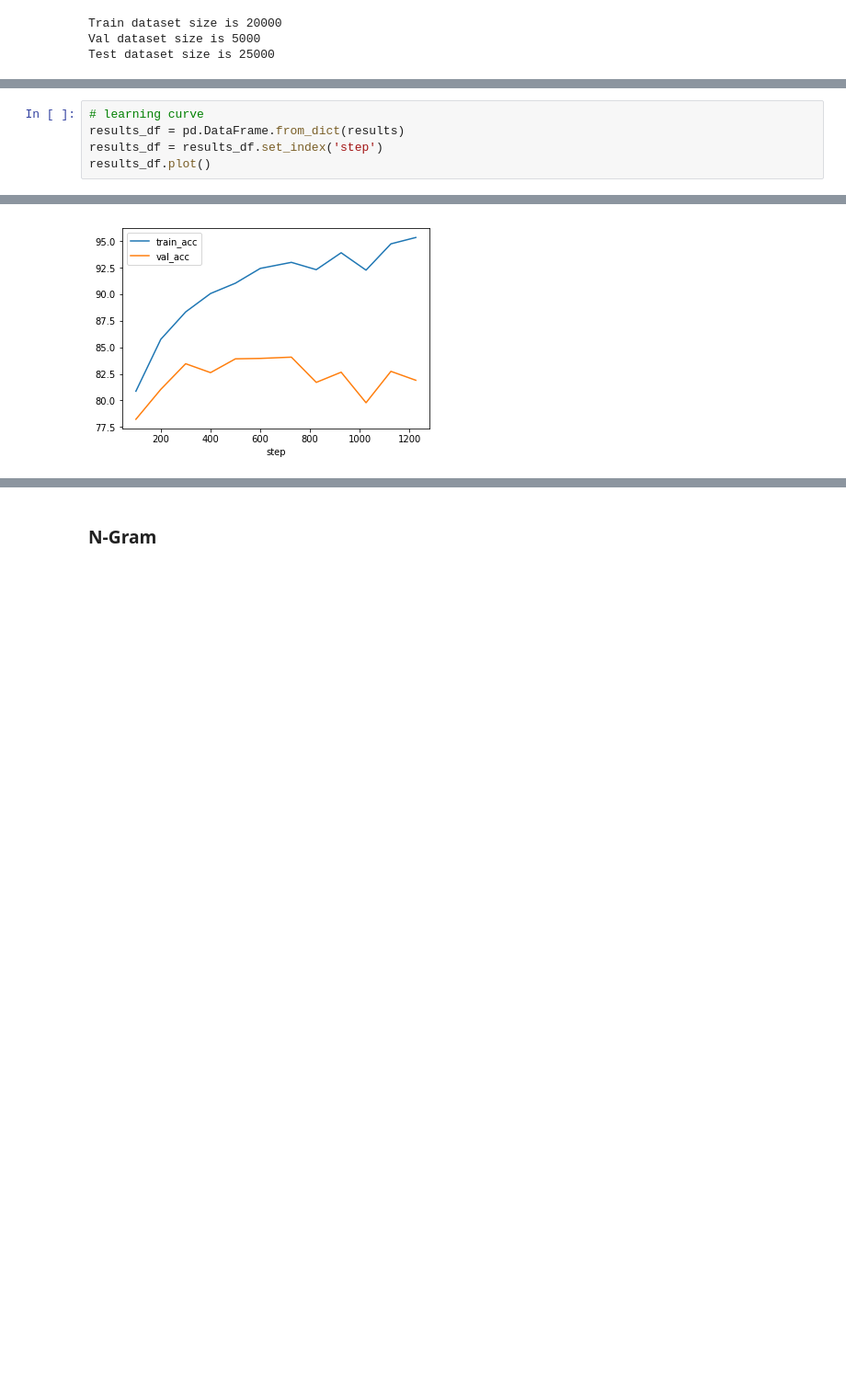
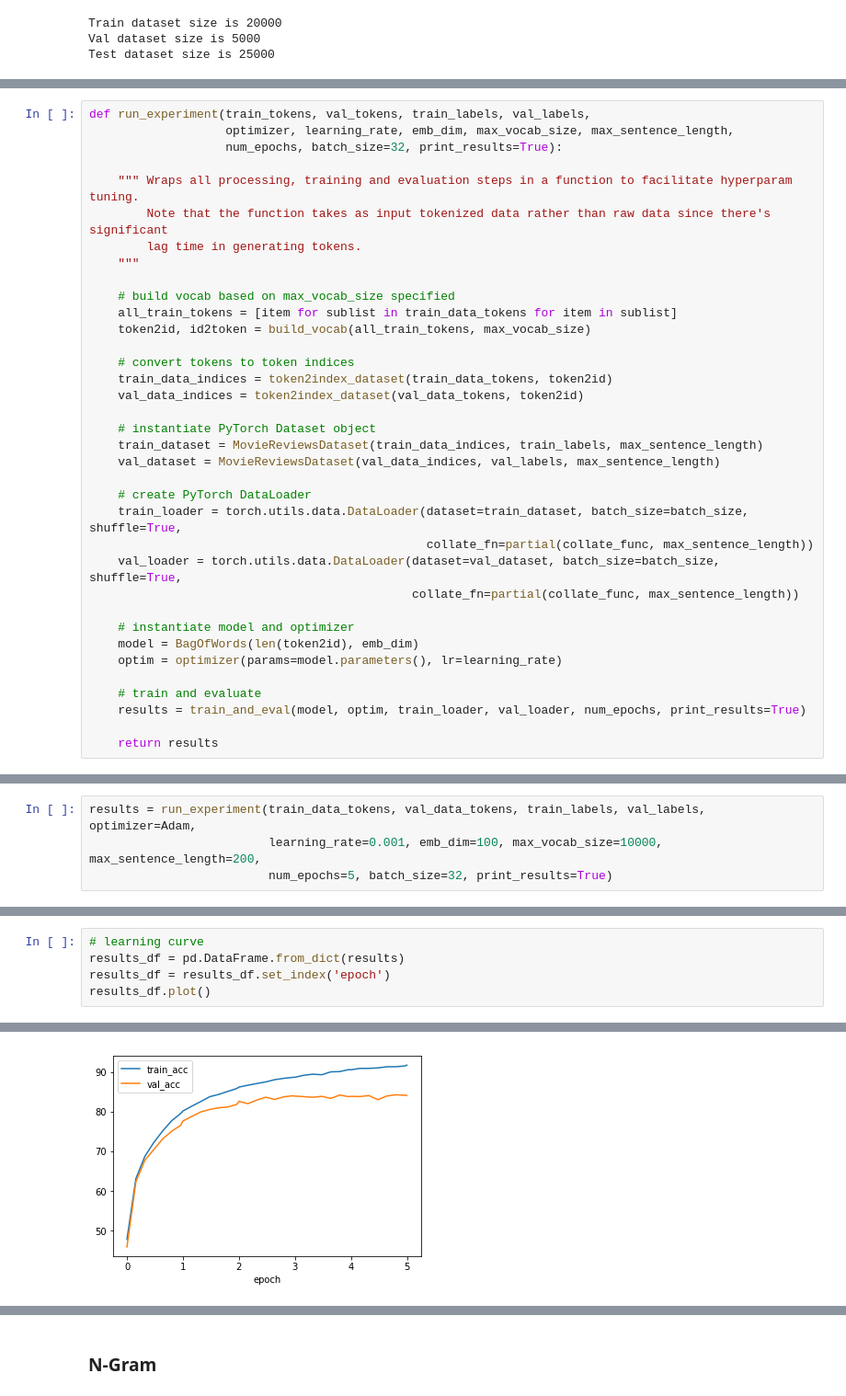
Before and after one commit to nyjgary/nlp-sentiment-analysis, a Jupyter notebook: nlp-sentiment-analysis.ipynb, the cells around one changed output, grey strips where cells are left out. Shown: that part at 92% size. Saved outputs shown, nothing was run; the diff lists cells and outputs as text; blank space fills up the shorter version.

Commit message:
Reorganized code as functions to facilitate hyperparameter tuning

```diff
--- a/nlp-sentiment-analysis.ipynb
+++ b/nlp-sentiment-analysis.ipynb
@@ -411,0 +328,36 @@ Epoch: [2/2], Step: [600/625], Total Steps: 1225, Validation Acc: 81.9, Train Ac
+# %%
+def run_experiment(train_tokens, val_tokens, train_labels, val_labels,
+                   optimizer, learning_rate, emb_dim, max_vocab_size, max_sentence_length,
+                   num_epochs, batch_size=32, print_results=True):
+
+    """ Wraps all processing, training and evaluation steps in a function to facilitate hyperparam tuning.
+        Note that the function takes as input tokenized data rather than raw data since there's significant
+        lag time in generating tokens.
+    """
+
+    # build vocab based on max_vocab_size specified
+    all_train_tokens = [item for sublist in train_data_tokens for item in sublist]
+    token2id, id2token = build_vocab(all_train_tokens, max_vocab_size)
+
+    # convert tokens to token indices
+    train_data_indices = token2index_dataset(train_data_tokens, token2id)
+    val_data_indices = token2index_dataset(val_data_tokens, token2id)
+
+    # instantiate PyTorch Dataset object
+    train_dataset = MovieReviewsDataset(train_data_indices, train_labels, max_sentence_length)
+    val_dataset = MovieReviewsDataset(val_data_indices, val_labels, max_sentence_length)
+
+    # create PyTorch DataLoader
+    train_loader = torch.utils.data.DataLoader(dataset=train_dataset, batch_size=batch_size, shuffle=True,
+                                               collate_fn=partial(collate_func, max_sentence_length))
+    val_loader = torch.utils.data.DataLoader(dataset=val_dataset, batch_size=batch_size, shuffle=True,
+                                             collate_fn=partial(collate_func, max_sentence_length))
+
+    # instantiate model and optimizer
+    model = BagOfWords(len(token2id), emb_dim)
+    optim = optimizer(params=model.parameters(), lr=learning_rate)
+
+    # train and evaluate
+    results = train_and_eval(model, optim, train_loader, val_loader, num_epochs, print_results=True)
+
+    return results
@@ -411,0 +368,4 @@ Epoch: [2/2], Step: [600/625], Total Steps: 1225, Validation Acc: 81.9, Train Ac
+# %%
+results = run_experiment(train_data_tokens, val_data_tokens, train_labels, val_labels, optimizer=Adam,
+                         learning_rate=0.001, emb_dim=100, max_vocab_size=10000, max_sentence_length=200,
+                         num_epochs=5, batch_size=32, print_results=True)
@@ -412,8 +392,8 @@ Epoch: [2/2], Step: [600/625], Total Steps: 1225, Validation Acc: 81.9, Train Ac
 # %%
 # learning curve
 results_df = pd.DataFrame.from_dict(results)
-results_df = results_df.set_index('step')
+results_df = results_df.set_index('epoch')
 results_df.plot()
 # %% [output]
 <matplotlib.axes._subplots.AxesSubplot at 0x...>
-[figure, old version]
+[figure, new version]
```
Also changed, not shown: parts of 28 cells of this notebook.
